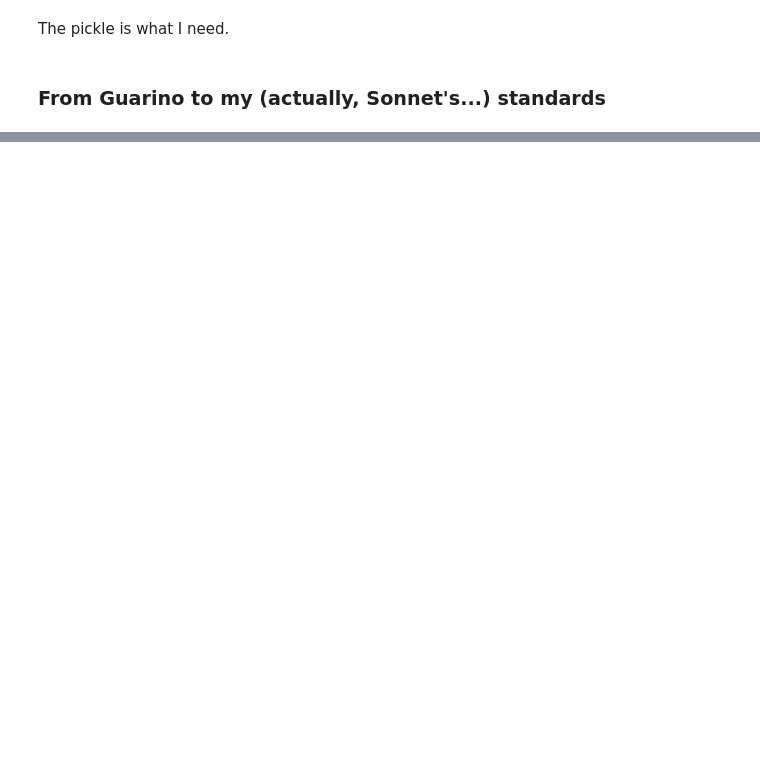
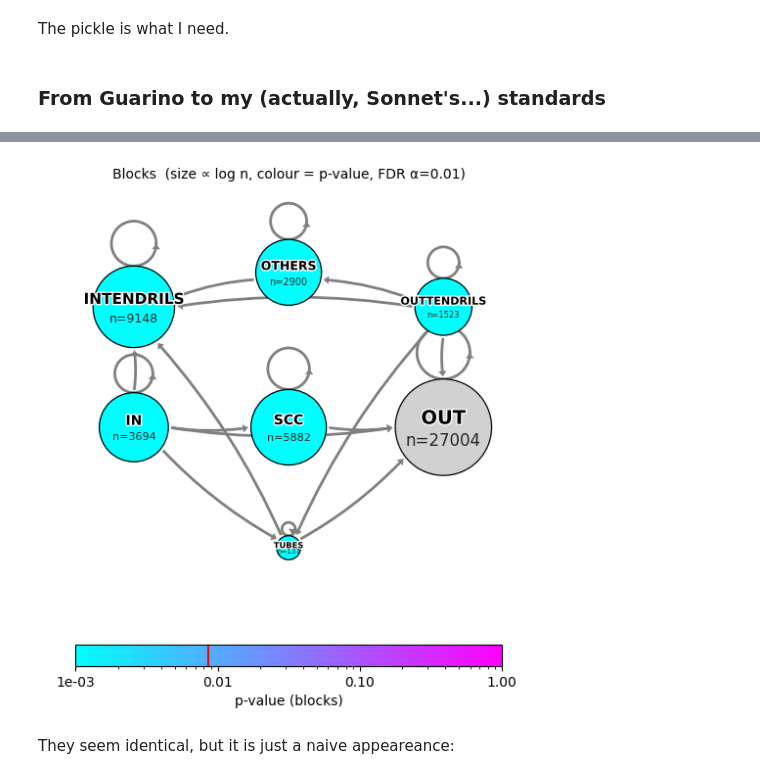
Before and after one commit to fabiosaracco/bowtie2, a Jupyter notebook: 0_3_bipartite_bowtie.ipynb, the cells around one changed output, grey strips where cells are left out. Cells and saved outputs as stored; diff of their text form; code cells hidden in the pictures; blank space fills up the shorter version.

```diff
--- a/0_3_bipartite_bowtie.ipynb
+++ b/0_3_bipartite_bowtie.ipynb
@@ -130,0 +268,7 @@ for i, name in enumerate(header):
+# %%
+plot_bowtie_blocks(blocks[1], blocks[2], 0.01)
+plt.show()
+# %% [output]
+[figure, added]
+# %% [markdown]
+They seem identical, but it is just a naive appeareance:
```
Also changed, not shown: parts of 25 cells of this notebook, 2 other files.
